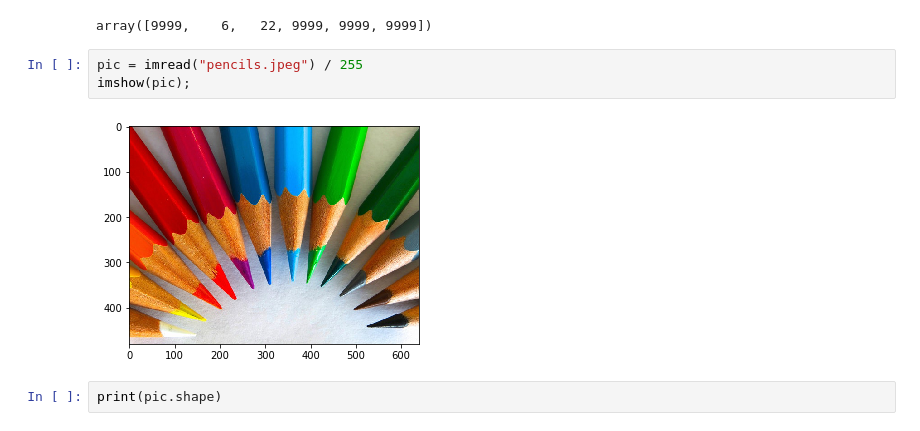
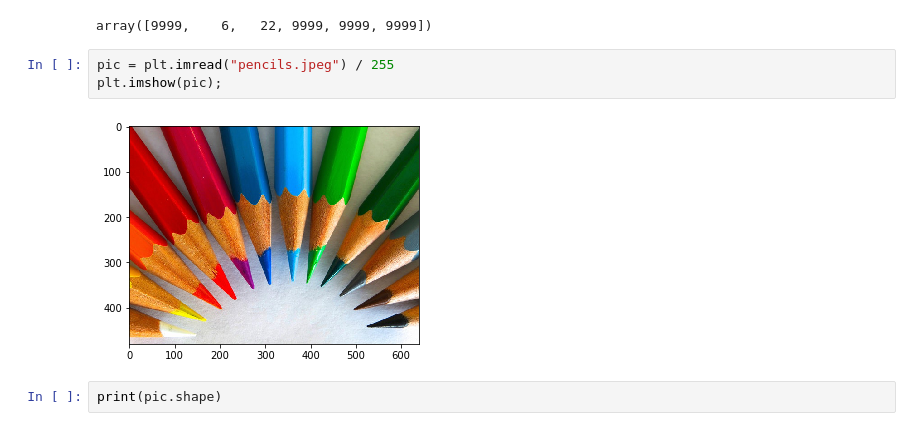
Before and after one commit to nonZero/learn-numpy, a Jupyter notebook: 030b-boolean-indexing.ipynb, the cells around one changed output. Saved outputs shown, nothing was run; the diff lists cells and outputs as text.

```diff
--- a/030b-boolean-indexing.ipynb
+++ b/030b-boolean-indexing.ipynb
@@ -137,10 +138,10 @@ d
 # %% [output]
 array([9999,    6,   22, 9999, 9999, 9999])
 # %%
-pic = imread("pencils.jpeg") / 255
-imshow(pic);
+pic = plt.imread("pencils.jpeg") / 255
+plt.imshow(pic);
 # %% [output]
-[figure, old version]
+[figure, new version]
 # %%
 print(pic.shape)
 # %% [output]
```
Also changed, not shown: parts of 12 cells of this notebook.
